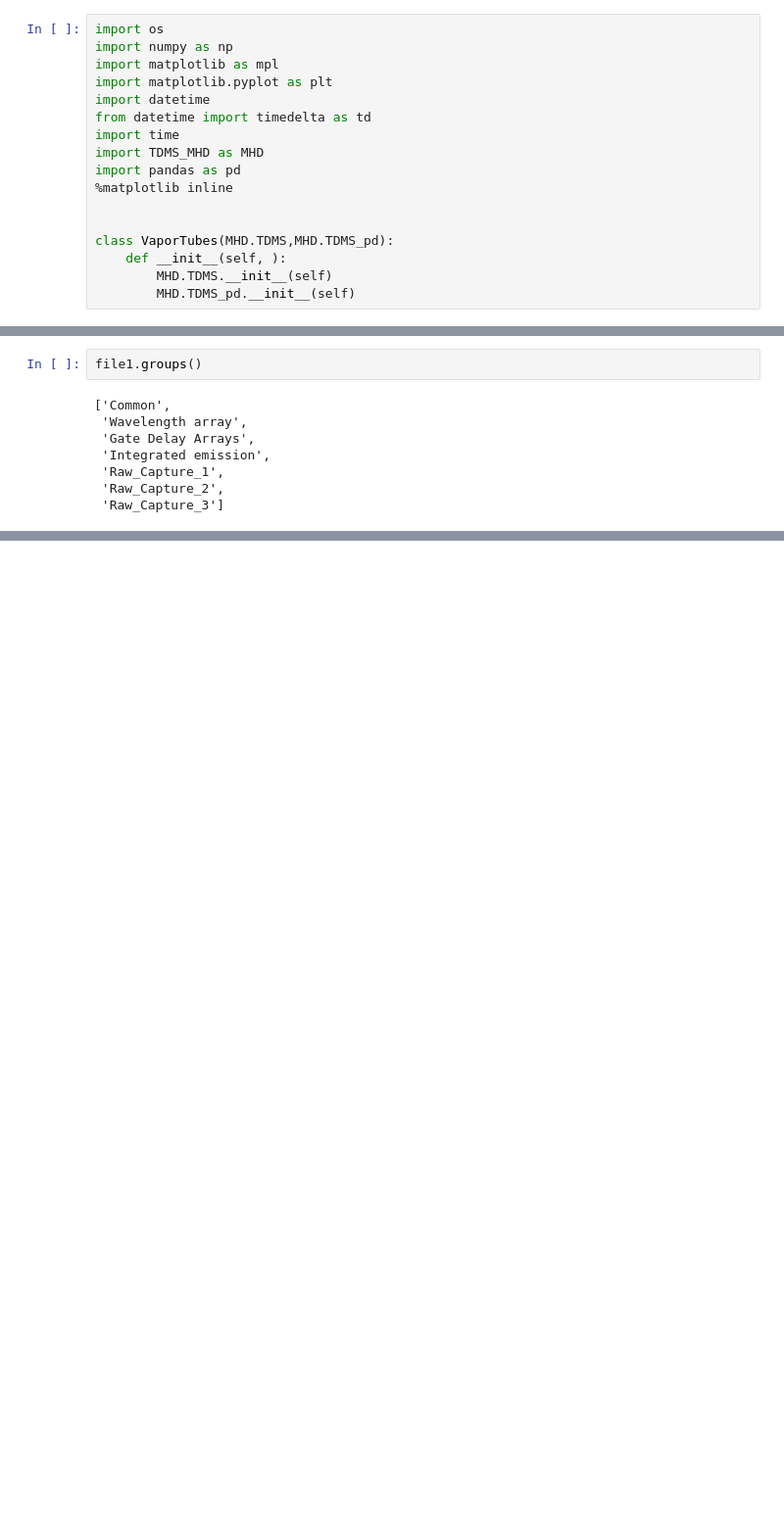
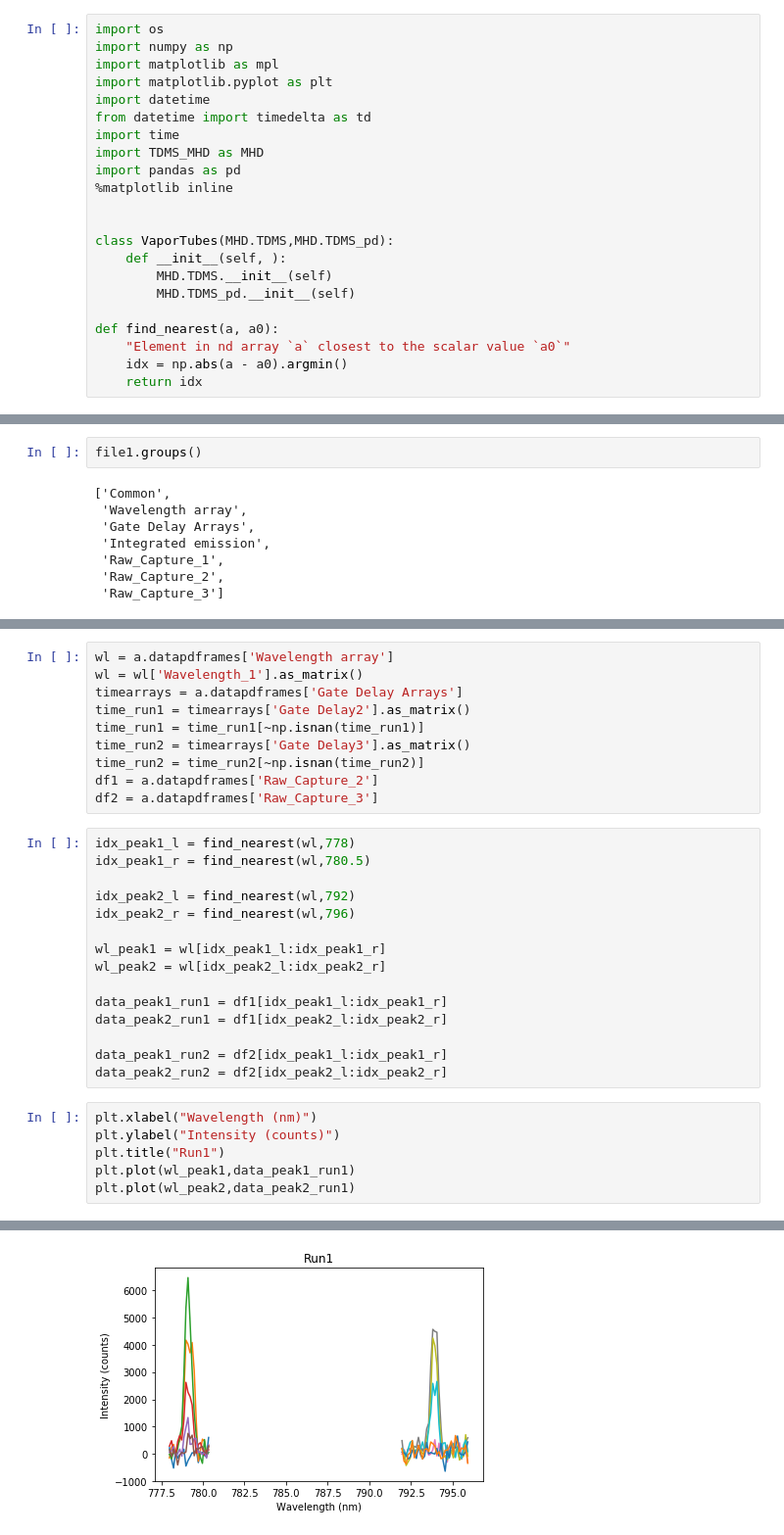
Before and after one commit to msb002/MHDlab, a Jupyter notebook: Python Analysis/Vapor Tube Analysis-excimer.ipynb, the cells around one changed output, grey strips where cells are left out. Shown: that part at 98% size. Drawn from its saved outputs; the diff is of its cells as text; blank space fills up the shorter version.

```diff
--- a/Python Analysis/Vapor Tube Analysis-excimer.ipynb
+++ b/Python Analysis/Vapor Tube Analysis-excimer.ipynb
@@ -15,6 +15,11 @@ class VaporTubes(MHD.TDMS,MHD.TDMS_pd):
     def __init__(self, ):
         MHD.TDMS.__init__(self)
         MHD.TDMS_pd.__init__(self)
+
+def find_nearest(a, a0):
+    "Element in nd array `a` closest to the scalar value `a0`"
+    idx = np.abs(a - a0).argmin()
+    return idx
 # %%
 a = VaporTubes()
 a.set_pathnames("C:\\Users\\aspit\\OneDrive\\Data\\Excimer\\2018-03-07")
@@ -59,0 +46,32 @@ plt.plot(a.datapdframes['Raw_Capture_2'])
+# %%
+wl = a.datapdframes['Wavelength array']
+wl = wl['Wavelength_1'].as_matrix()
+timearrays = a.datapdframes['Gate Delay Arrays']
+time_run1 = timearrays['Gate Delay2'].as_matrix()
+time_run1 = time_run1[~np.isnan(time_run1)]
+time_run2 = timearrays['Gate Delay3'].as_matrix()
+time_run2 = time_run2[~np.isnan(time_run2)]
+df1 = a.datapdframes['Raw_Capture_2']
+df2 = a.datapdframes['Raw_Capture_3']
+# %%
+idx_peak1_l = find_nearest(wl,778)
+idx_peak1_r = find_nearest(wl,780.5)
+
+idx_peak2_l = find_nearest(wl,792)
+idx_peak2_r = find_nearest(wl,796)
+
+wl_peak1 = wl[idx_peak1_l:idx_peak1_r]
+wl_peak2 = wl[idx_peak2_l:idx_peak2_r]
+
+data_peak1_run1 = df1[idx_peak1_l:idx_peak1_r]
+data_peak2_run1 = df1[idx_peak2_l:idx_peak2_r]
+
+data_peak1_run2 = df2[idx_peak1_l:idx_peak1_r]
+data_peak2_run2 = df2[idx_peak2_l:idx_peak2_r]
+# %%
+plt.xlabel("Wavelength (nm)")
+plt.ylabel("Intensity (counts)")
+plt.title("Run1")
+plt.plot(wl_peak1,data_peak1_run1)
+plt.plot(wl_peak2,data_peak2_run1)
+# %% [output]
@@ -59,0 +84 @@ plt.plot(a.datapdframes['Raw_Capture_2'])
+[figure, added]
```
Also changed, not shown: parts of 10 cells of this notebook.
